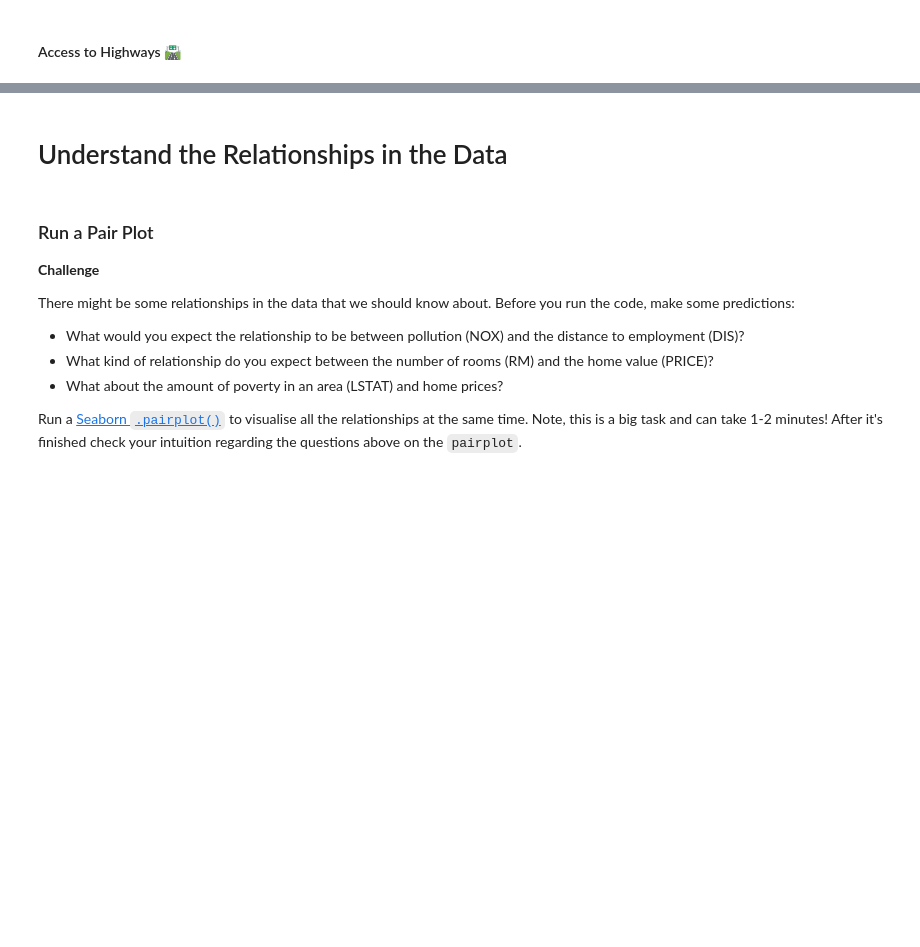
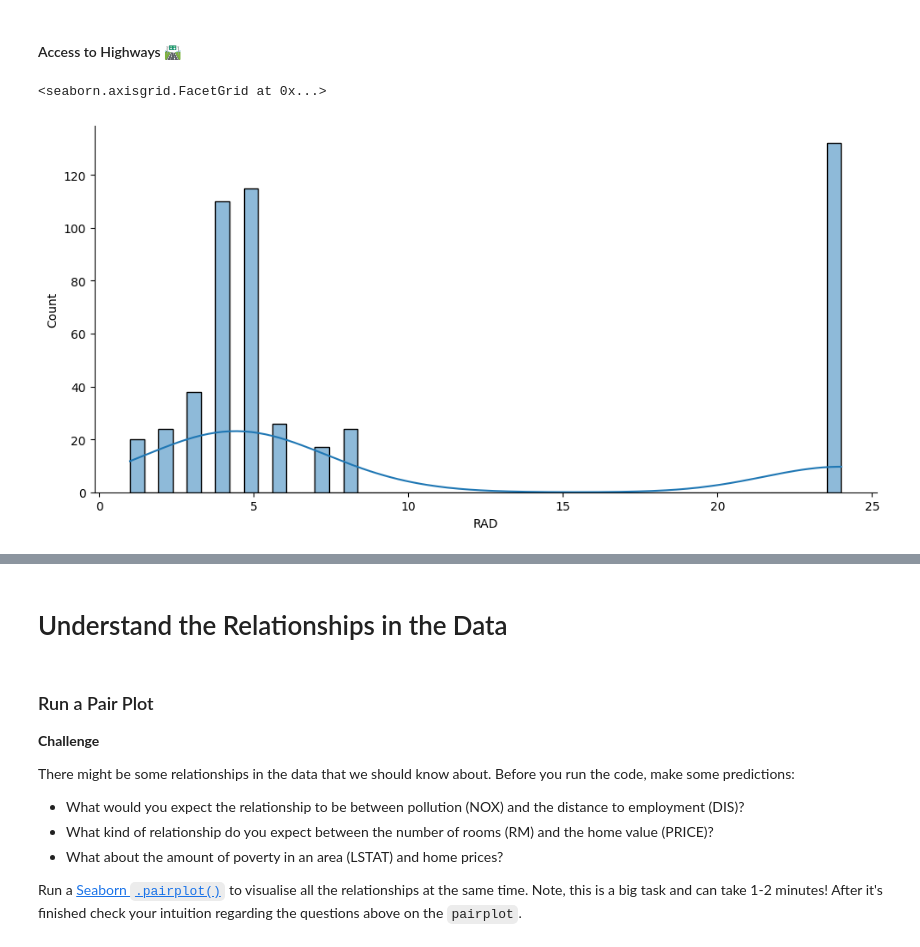
Before and after one commit to liamfrager/Python-Practice, a Jupyter notebook: 81 Multivariable Regression/Multivariable_Regression_and_Valuation_Model_(start).ipynb, the cells around one changed output, grey strips where cells are left out. Drawn from its saved outputs; the diff is of its cells as text; code cells hidden in the pictures; blank space fills up the shorter version.

```diff
--- a/81 Multivariable Regression/Multivariable_Regression_and_Valuation_Model_(start).ipynb
+++ b/81 Multivariable Regression/Multivariable_Regression_and_Valuation_Model_(start).ipynb
@@ -117,5 +182,15 @@ What do you notice in the distributions of the data?
 # %% [markdown]
 #### Access to Highways 🛣
+# %%
+sns.displot(
+    data.RAD,
+    kde=True,
+    aspect=2,
+    bins=50
+)
+# %% [output]
+<seaborn.axisgrid.FacetGrid at 0x...>
+[figure, added]
 # %% [markdown]
 #### Next to the River? ⛵️
 
```
Also changed, not shown: parts of 37 cells of this notebook.
